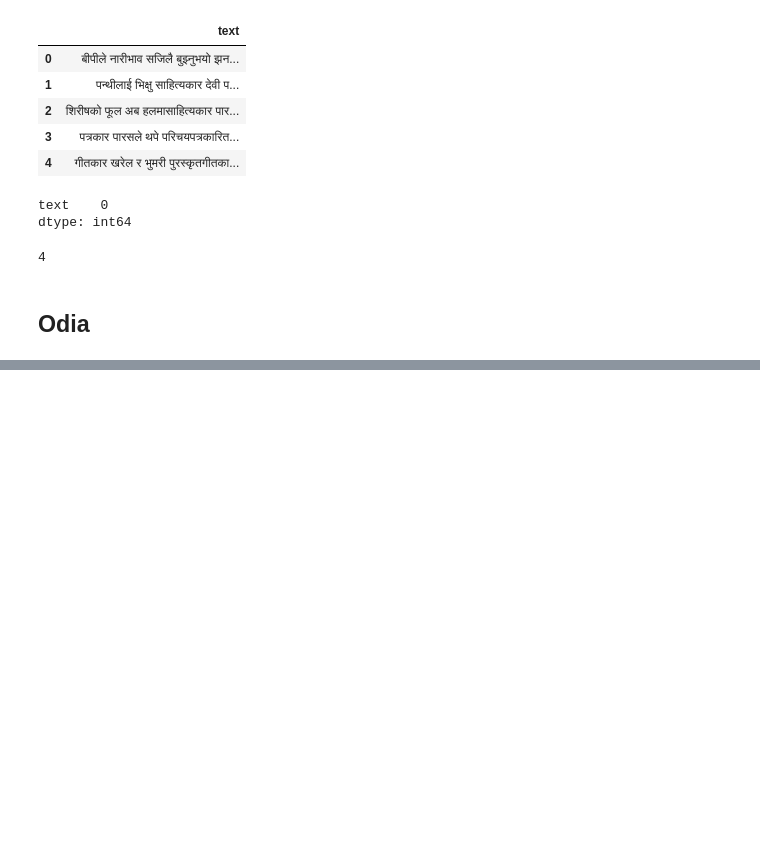
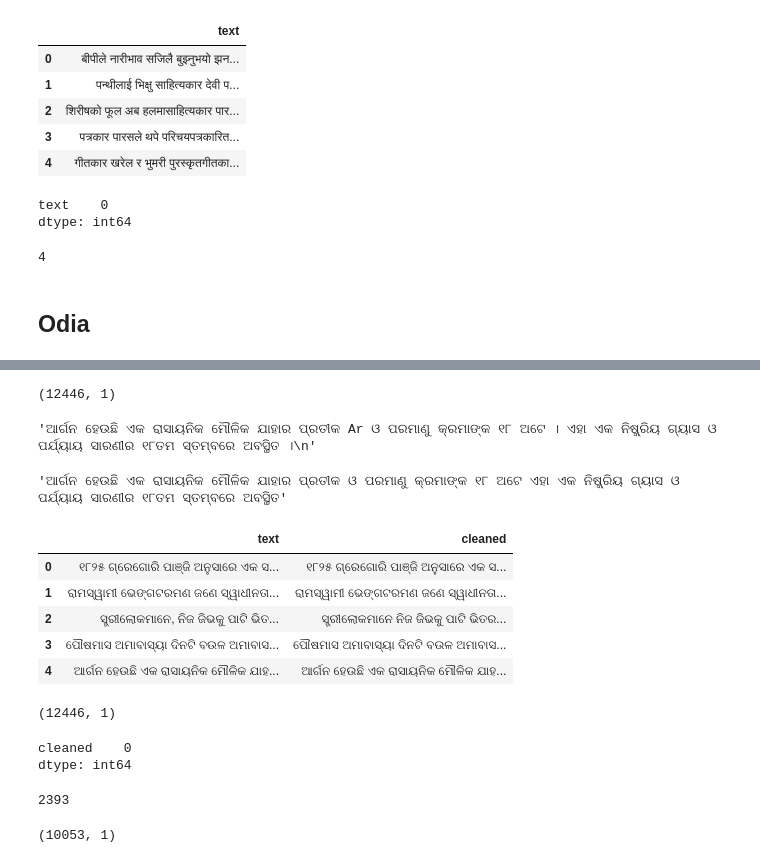
Before and after one commit to pranavagrawal321/Language-Identification, a Jupyter notebook: preprocessing.ipynb, the cells around one changed output, grey strips where cells are left out. Saved outputs shown, nothing was run; the diff lists cells and outputs as text; code cells hidden in the pictures; blank space fills up the shorter version.

```diff
--- a/preprocessing.ipynb
+++ b/preprocessing.ipynb
@@ -1381,3 +1395,9 @@ data.drop_duplicates(inplace=True)
 data.to_csv('final/Nepali.csv')
 # %% [markdown]
 ## Odia
+# %%
+data = pd.DataFrame(columns=['text'])
+# %%
+for i in os.listdir('datasets/Odia/train/train'):
+    with open(f'datasets/Odia/train/train/{i}') as f:
+            data.loc[len(data.index)] = [f.read()]
@@ -1383,0 +1413,41 @@ data.to_csv('final/Nepali.csv')
+# %%
+data.shape
+# %% [output]
+(12446, 1)
+# %%
+data.iloc[4]['text']
+# %% [output]
+'ଆର୍ଗନ ହେଉଛି ଏକ ରାସାୟନିକ ମୌଳିକ ଯାହାର ପ୍ରତୀକ Ar ଓ ପରମାଣୁ କ୍ରମାଙ୍କ ୧୮ ଅଟେ । ଏହା ଏକ ନିଷ୍କ୍ରିୟ ଗ୍ୟାସ ଓ ପର୍ଯ୍ୟାୟ ସାରଣୀର ୧୮ତମ ସ୍ତମ୍ବରେ ଅବସ୍ଥିତ ।\n'
+# %%
+def extract_odia_text(text):
+    # Regular expression pattern to match Odia characters and newline
+    odia_pattern = re.compile(r'[\u0B00-\u0B7F\s\n]+')
+
+    # Find all matches of Odia text in the input text
+    odia_matches = odia_pattern.findall(str(text))
+
+    # Filter out empty strings, whitespace characters, and newline characters
+    odia_matches = [match.strip() for match in odia_matches if match.strip() != '\n']
+
+    # Join the matches to form the extracted Odia text
+    odia_text = ' '.join(odia_matches)
+
+    # Remove extra spaces
+    odia_text = ' '.join(odia_text.split())
+
+    return odia_text
+# %%
+extract_odia_text(data.iloc[4]['text'])
+# %% [output]
+'ଆର୍ଗନ ହେଉଛି ଏକ ରାସାୟନିକ ମୌଳିକ ଯାହାର ପ୍ରତୀକ ଓ ପରମାଣୁ କ୍ରମାଙ୍କ ୧୮ ଅଟେ ଏହା ଏକ ନିଷ୍କ୍ରିୟ ଗ୍ୟାସ ଓ ପର୍ଯ୍ୟାୟ ସାରଣୀର ୧୮ତମ ସ୍ତମ୍ବରେ ଅବସ୍ଥିତ'
+# %%
+data['cleaned'] = data['text'].apply(extract_odia_text)
+# %%
+data.head()
+# %% [output]
+|  | text | cleaned |
+| 0 | ୧୮୨୫ ଗ୍ରେଗୋରି ପାଞ୍ଜି ଅନୁସାରେ ଏକ ସ... | ୧୮୨୫ ଗ୍ରେଗୋରି ପାଞ୍ଜି ଅନୁସାରେ ଏକ ସ... |
+| 1 | ରାମସ୍ୱାମୀ ଭେଙ୍ଗଟରମଣ ଜଣେ ସ୍ୱାଧୀନତା... | ରାମସ୍ୱାମୀ ଭେଙ୍ଗଟରମଣ ଜଣେ ସ୍ୱାଧୀନତା... |
+| 2 | ସ୍ତ୍ରୀଲୋକମାନେ, ନିଜ ଜିଭକୁ ପାଟି ଭିତ... | ସ୍ତ୍ରୀଲୋକମାନେ ନିଜ ଜିଭକୁ ପାଟି ଭିତର... |
+| 3 | ପୌଷମାସ ଅମାବାସ୍ୟା ଦିନଟି ବଉଳ ଅମାବାସ... | ପୌଷମାସ ଅମାବାସ୍ୟା ଦିନଟି ବଉଳ ଅମାବାସ... |
+| 4 | ଆର୍ଗନ ହେଉଛି ଏକ ରାସାୟନିକ ମୌଳିକ ଯାହ... | ଆର୍ଗନ ହେଉଛି ଏକ ରାସାୟନିକ ମୌଳିକ ଯାହ... |
@@ -1383,0 +1456,13 @@ data.to_csv('final/Nepali.csv')
+# %%
+data.shape
+# %% [output]
+(12446, 1)
+# %%
+data.isna().sum()
+# %% [output]
+cleaned    0
+dtype: int64
+# %%
+data.duplicated().sum()
+# %% [output]
+2393
@@ -1383,0 +1471,4 @@ data.to_csv('final/Nepali.csv')
+# %%
+data.shape
+# %% [output]
+(10053, 1)
```
Also changed, not shown: parts of 42 cells of this notebook, 1 other file.
